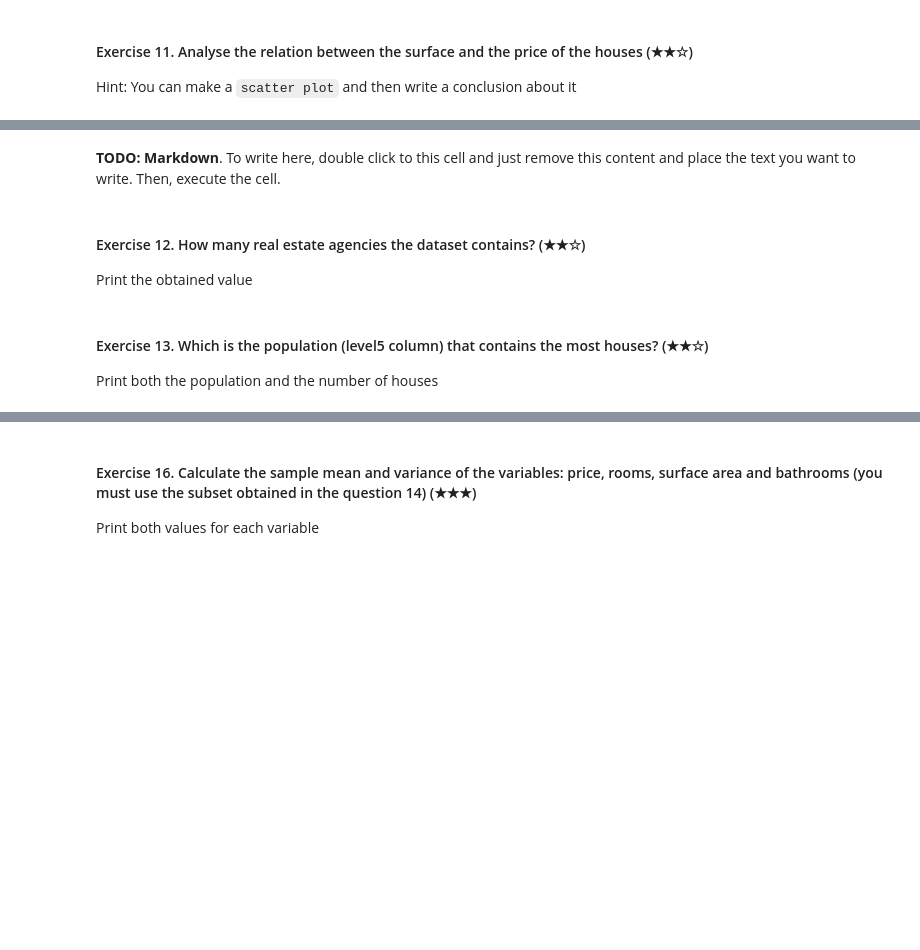
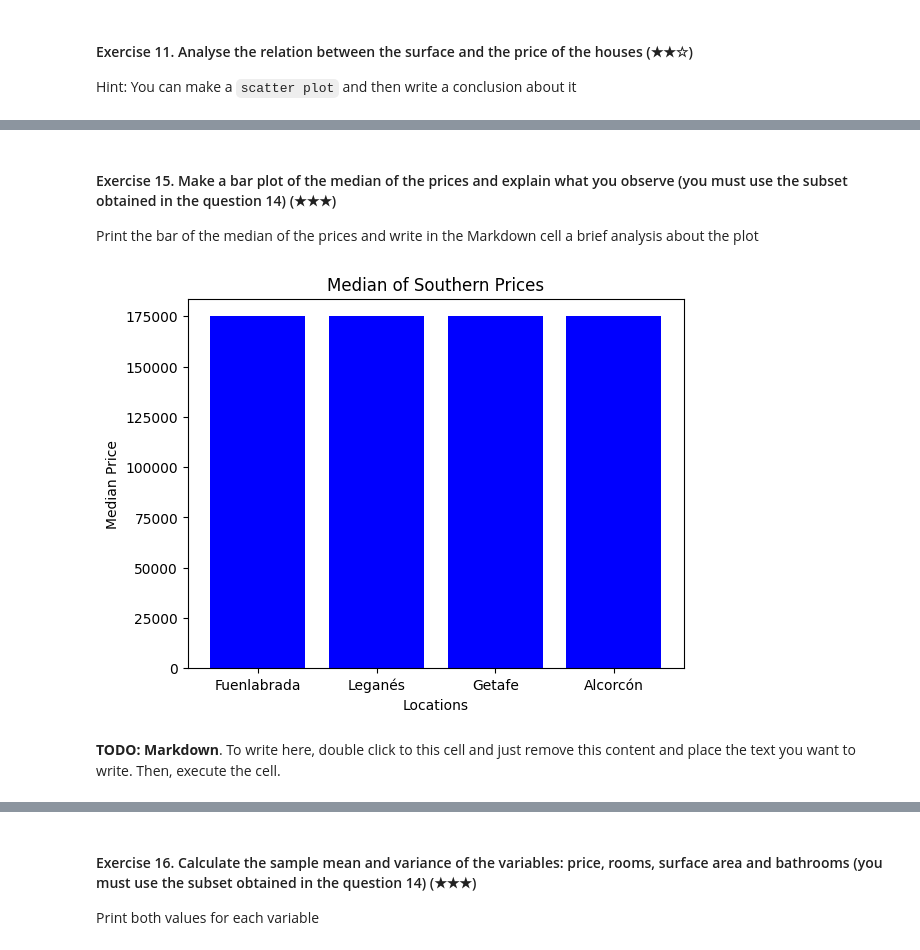
Before and after one commit to 4GeeksAcademy/realestate-datacleanup-exercise-omass, a Jupyter notebook: project.ipynb, the cells around one changed output, grey strips where cells are left out. Saved outputs shown, nothing was run; the diff lists cells and outputs as text; code cells hidden in the pictures; blank space fills up the shorter version.

```diff
--- a/project.ipynb
+++ b/project.ipynb
@@ -137,0 +317,13 @@ Hint: You can make a `scatter plot` and then write a conclusion about it
+# %%
+# TODO
+import pandas as pd
+import numpy as np
+
+data_frame = pd.read_csv('assets/real_estate.csv', sep=';')
+df = pd.DataFrame(data_frame)
+
+level5_counts = df["level5"].value_counts()
+most_in_population = level5_counts.idxmax()
+houses_with_most = level5_counts.max()
+
+print(f"The most populated population is {most_in_population} with {houses_with_most} houses.")
@@ -138,6 +359,21 @@ Hint: You can make a `scatter plot` and then write a conclusion about it
+# %% [markdown]
+#### Exercise 15. Make a bar plot of the median of the prices and explain what you observe (you must use the subset obtained in the question 14) (★★★)
+
+Print the bar of the median of the prices and write in the Markdown cell a brief analysis about the plot
+# %%
+# TODO: Code
+import pandas as pd
+import numpy as np
+import matplotlib.pyplot as plt
+
+df = pd.DataFrame(data_frame)
+
+plt.bar(["Fuenlabrada","Leganés","Getafe","Alcorcón"], [median_price], color ='blue')
+plt.title('Median of Southern Prices')
+plt.xlabel('Locations')
+plt.ylabel('Median Price')
+plt.show()
+# %% [output]
+[figure, added]
 # %% [markdown]
 **TODO: Markdown**. To write here, double click to this cell and just remove this content and place the text you want to write. Then, execute the cell.
-# %% [markdown]
-#### Exercise 12. How many real estate agencies the dataset contains? (★★☆)
-
-Print the obtained value
@@ -146,4 +379,0 @@ Print the obtained value
-# %% [markdown]
-#### Exercise 13. Which is the population (level5 column) that contains the most houses? (★★☆)
-
-Print both the population and the number of houses
```
Also changed, not shown: parts of 46 cells of this notebook, 1 other file.
